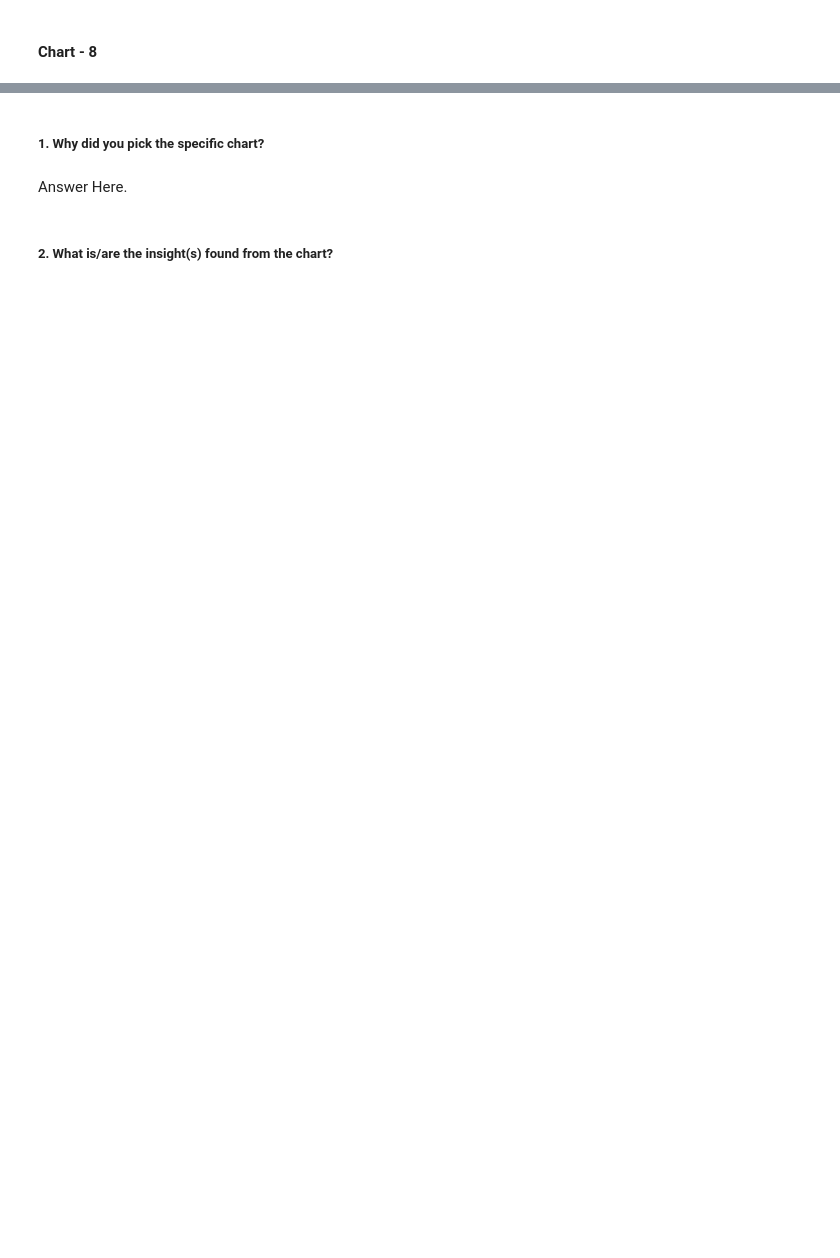
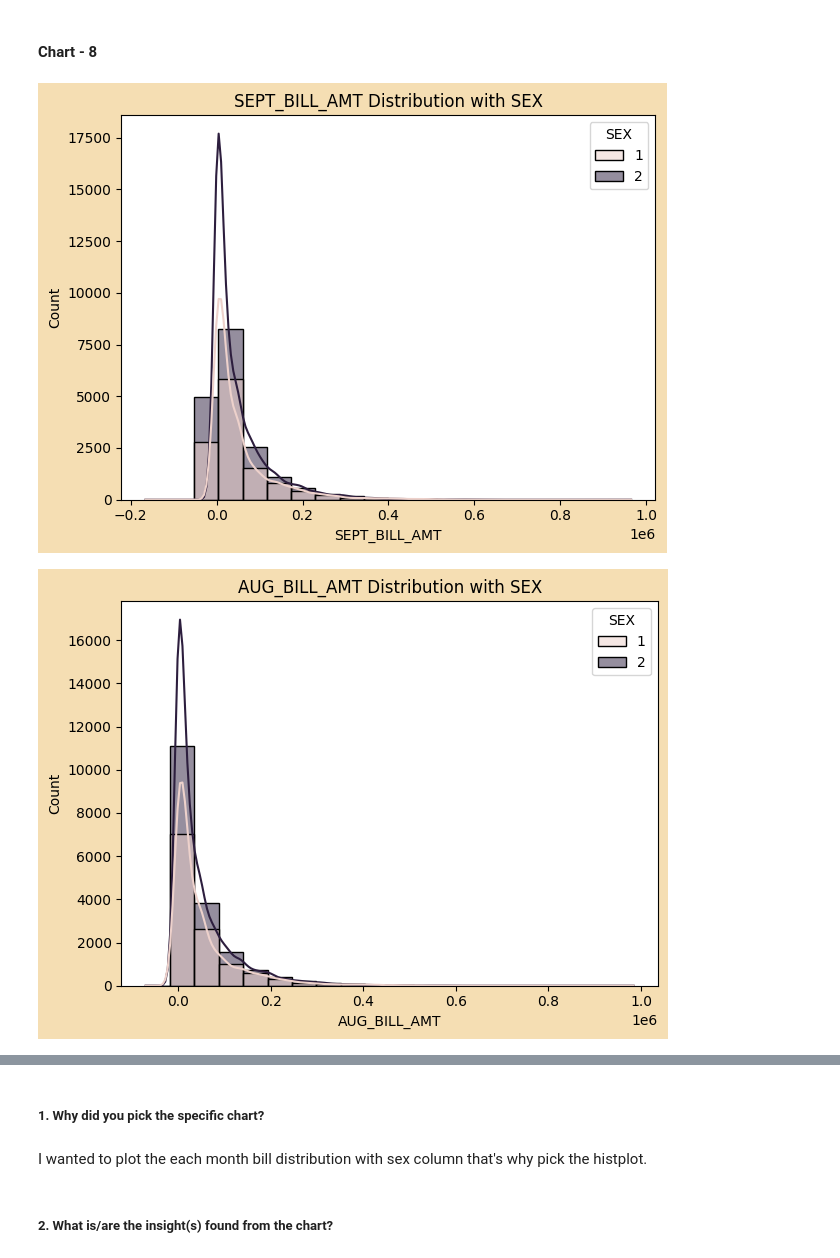
Before and after one commit to hmarathe420/Credit_Card_Default_Prediction, a Jupyter notebook: Credit_Card_Default_Prediction.ipynb, the cells around one changed output, grey strips where cells are left out. Cells and saved outputs as stored; diff of their text form; code cells hidden in the pictures; blank space fills up the shorter version.

```diff
--- a/Credit_Card_Default_Prediction.ipynb
+++ b/Credit_Card_Default_Prediction.ipynb
@@ -494,0 +519,17 @@ Answer Here
+# %%
+# ploting histplot for each month bill amount distribution with sex column.
+
+pay_amt_list = ['SEPT_PAY_AMT', 'AGU_PAY_AMT'	, 'JUL_PAY_AMT',	'JUN_PAY_AMT',	'APR_PAY_AMT',	'MAY_PAY_AMT']
+pay_bill_list = ['SEPT_BILL_AMT','AUG_BILL_AMT','JULY_BILL_AMT','JUN_BILL_AMT',	'MAY_BILL_AMT',	'APR_BILL_AMT']
+
+
+for name in pay_bill_list:
+  plt.rcParams['figure.autolayout'] = True
+  plt.figure(facecolor = 'wheat')
+  sns.histplot(data = df, x = name, bins = 20, kde = True, hue = 'SEX')
+  plt.title(f'{name} Distribution with SEX')
+  plt.plot()
+  plt.show()
+# %% [output]
+[figure, added]
+[figure, added]
@@ -495,6 +540,6 @@ Answer Here
 # %% [markdown]
 ##### 1. Why did you pick the specific chart?
-# %% [markdown]
-Answer Here.
+# %% [markdown]
+I wanted to plot the each month bill distribution with sex column that's why pick the histplot.
 # %% [markdown]
 ##### 2. What is/are the insight(s) found from the chart?
```
Also changed, not shown: parts of 35 cells of this notebook.
